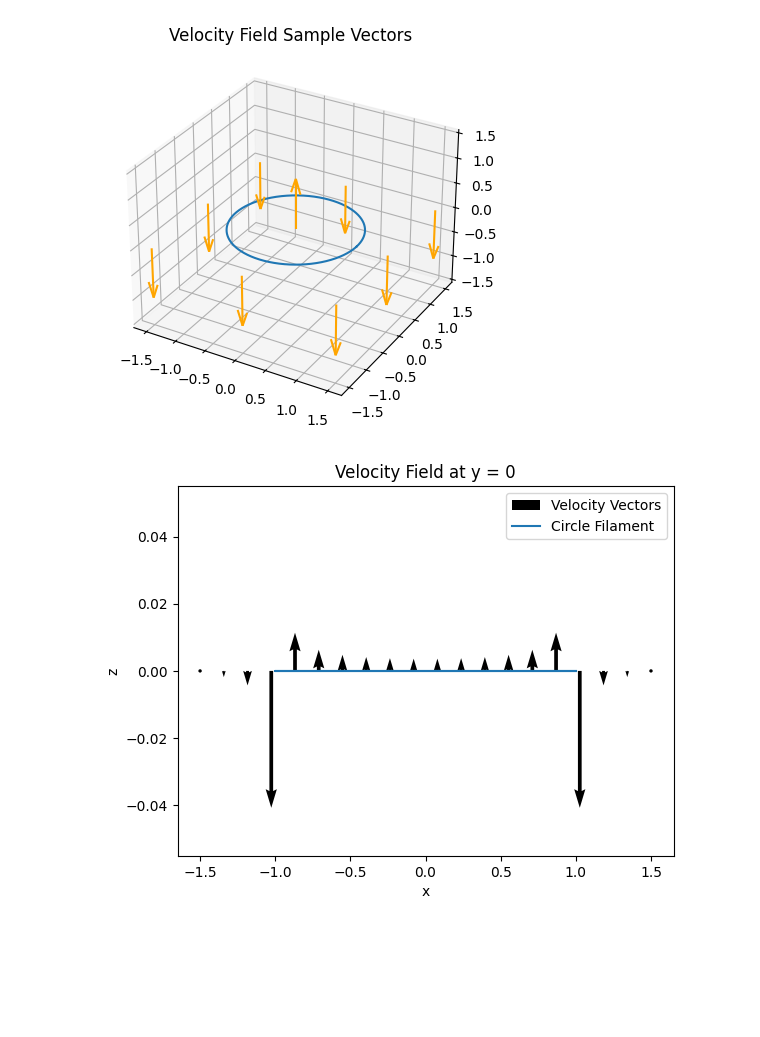
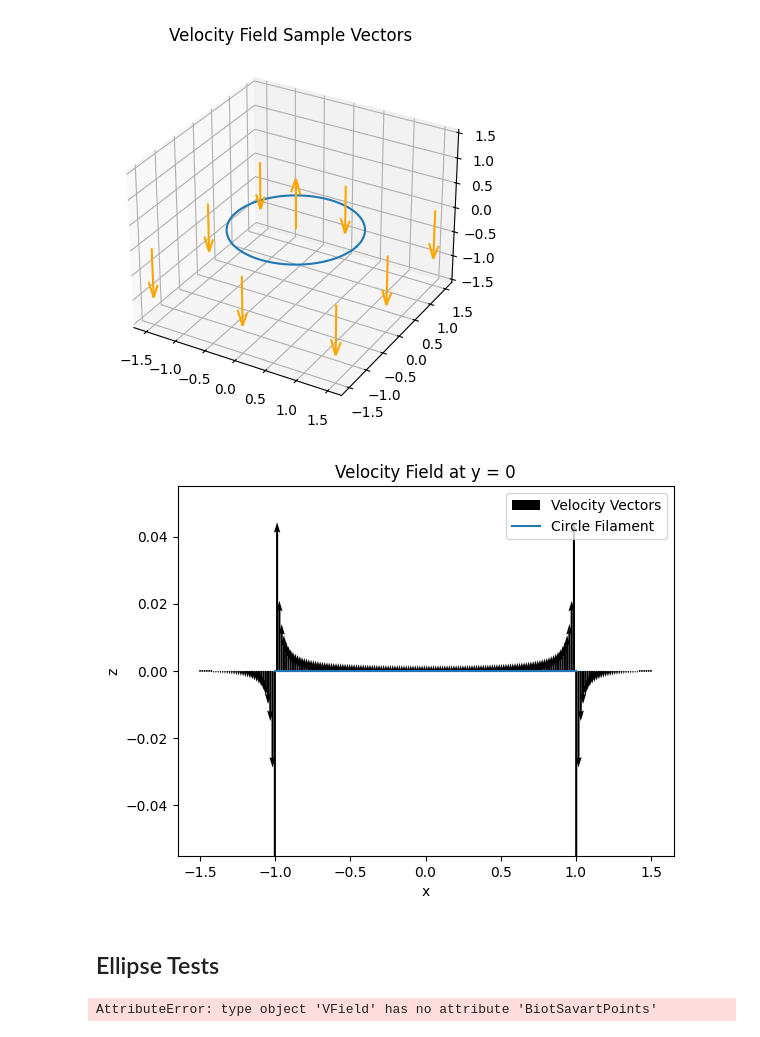
Before and after one commit to dkrawciw/Vortex_Filament_Python, a Jupyter notebook: test.ipynb, the cells around one changed output. Drawn from its saved outputs; the diff is of its cells as text; code cells hidden in the pictures; blank space fills up the shorter version.

```diff
--- a/test.ipynb
+++ b/test.ipynb
@@ -73,24 +73,52 @@ plt.show()
 # %% [output]
 [figure]
 # %%
-dom = np.linspace(-1.5,1.5,20)
+dom = np.linspace(-1.5,1.5,200)
 posFunc = lambda t: [ t, t*0, t*0 ]
 positions = np.array(posFunc( dom ))
 
 bsPts = []
 for i in range( len(positions[0,:]) ):
     bsPts.append(VField.BiotSavartPoint(s,ds,positions[:,i]))
 
 bsPts = np.array(bsPts)
 
 plt.quiver( positions[0,:],positions[2,:],bsPts[:,0],bsPts[:,2] )
 plt.plot( s[0,:],s[2,:] )
 
 plt.legend(['Velocity Vectors','Circle Filament'])
 
 plt.title('Velocity Field at y = 0')
 plt.ylabel('z')
 plt.xlabel('x')
 plt.show()
 # %% [output]
-[figure, old version]
+[figure, new version]
+# %% [markdown]
+## Ellipse Tests
+# %%
+# Make the ellipse functions
+E = lambda t: [ np.cos(t), 2 * np.sin(t), t*0 ]
+dE = lambda t: [ -np.sin(t), 2 * np.cos(t), t*0 ]
+EPoints = np.linspace( 0, 2 * np.pi, 1000 )
+
+# Find values on the ellipse
+s = E(EPoints)
+ds = dE(EPoints)
+
+# Find values on y = 0 close to measure the velocity field at
+dom = np.linspace(-2.5,2.5,200)
+posFunc = lambda t: [ t, t*0, t*0 ]
+positions = np.array(posFunc( dom ))
+
+# Measure the VField at those points
+bsPts = VField.BiotSavartPoints( s, ds, positions )
+
+# Plot the ellipse
+plt.plot( s[0,:], s[2,:] )
+
+# Plot the vector values
+plt.quiver( positions[0,:], positions[2,:], bsPts[0,:], bsPts[2,:] )
+plt.show()
+# %% [output]
+AttributeError: type object 'VField' has no attribute 'BiotSavartPoints'
```
Also changed, not shown: 1 other file.
